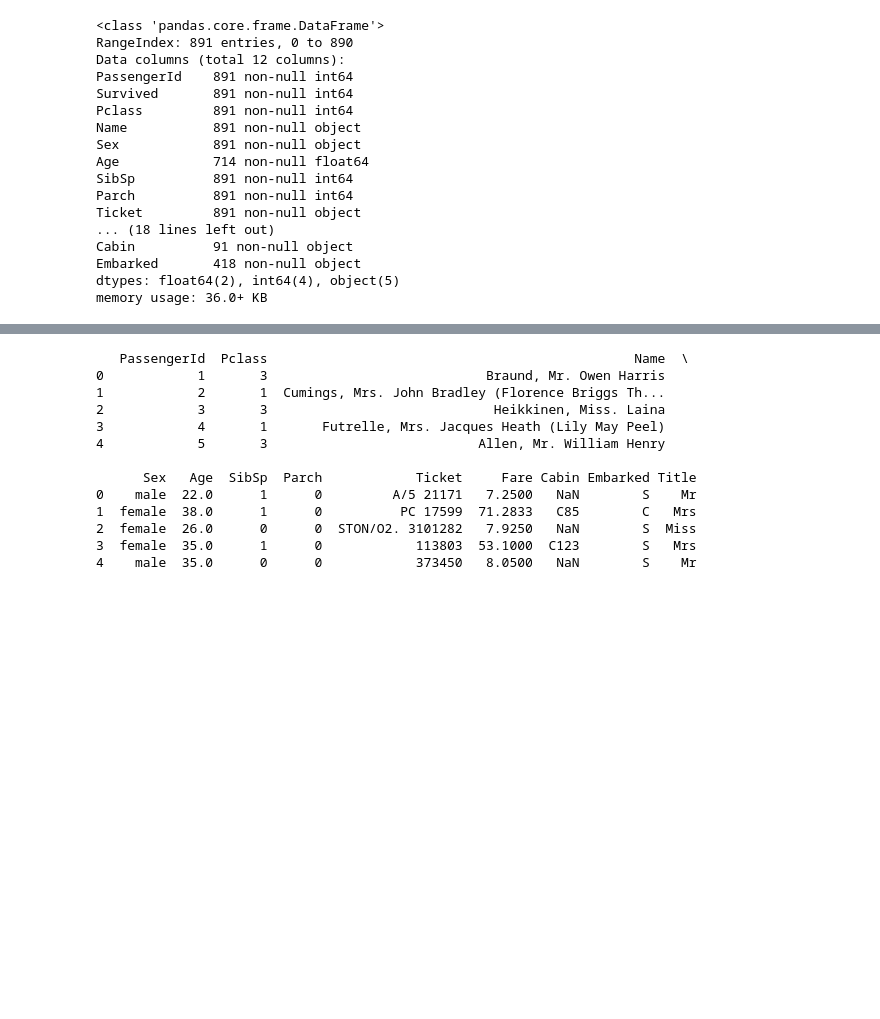
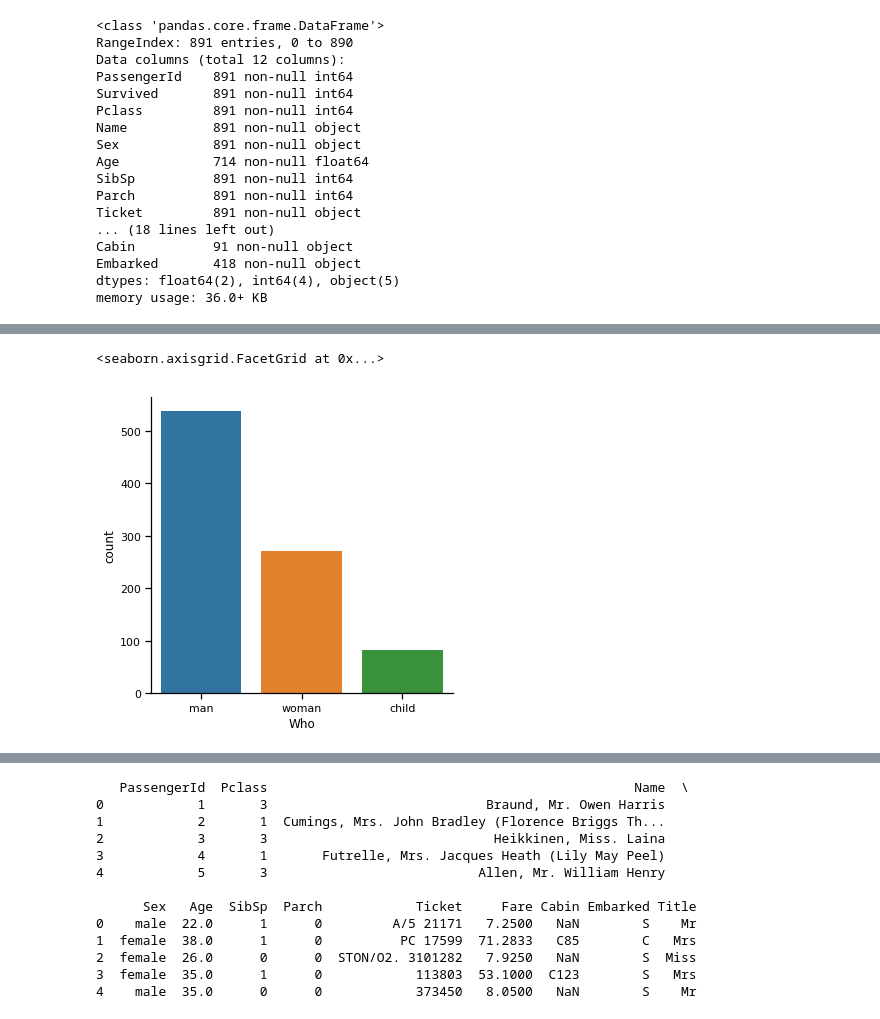
Before and after one commit to wakandan/kaggle, a Jupyter notebook: titanic/process-data-combined.ipynb, the cells around one changed output, grey strips where cells are left out. Saved outputs shown, nothing was run; the diff lists cells and outputs as text; code cells hidden in the pictures; blank space fills up the shorter version.

```diff
--- a/titanic/process-data-combined.ipynb
+++ b/titanic/process-data-combined.ipynb
@@ -87,0 +108,5 @@ print(dataset.head())
+# %%
+sns.catplot('Who', data=train_df, kind='count')
+# %% [output]
+<seaborn.axisgrid.FacetGrid at 0x...>
+[figure, added]
```
Also changed, not shown: parts of 5 cells of this notebook.
